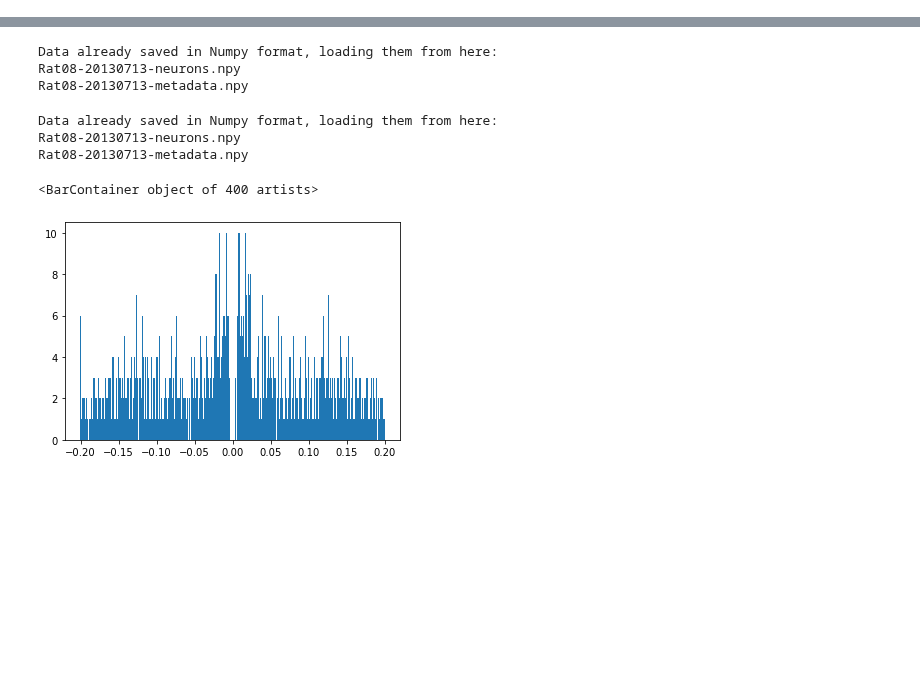
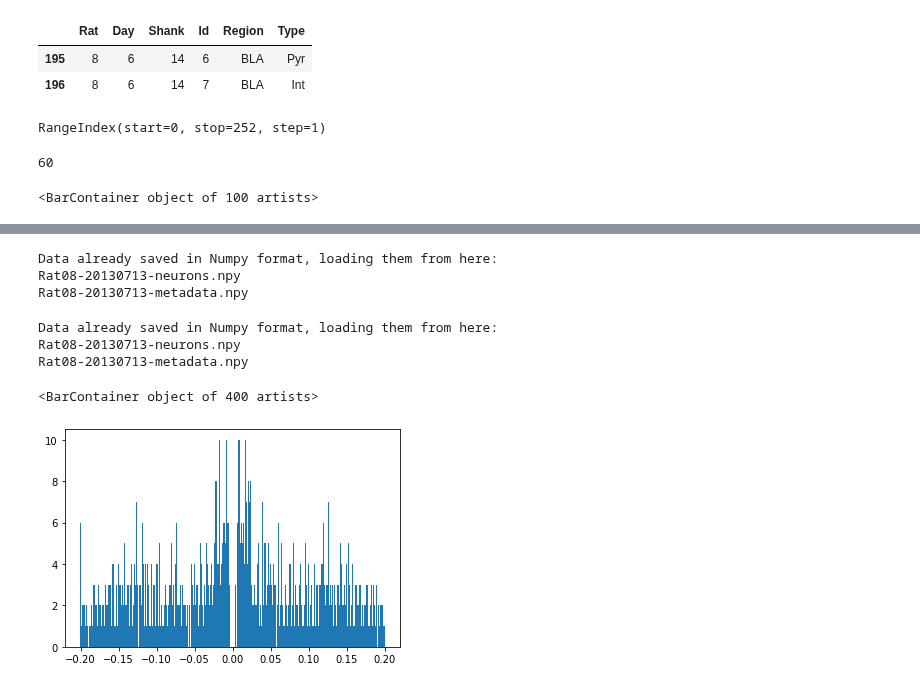
Before and after one commit to KBillel/Amy-Hpc-sleep-dynamcics-python, a Jupyter notebook: cross-corr.ipynb, the cells around one changed output, grey strips where cells are left out. Drawn from its saved outputs; the diff is of its cells as text; code cells hidden in the pictures; blank space fills up the shorter version.

```diff
--- a/cross-corr.ipynb
+++ b/cross-corr.ipynb
@@ -24,0 +82,6 @@ import os
+# %%
+metadata[195:197]
+# %% [output]
+|  | Rat | Day | Shank | Id | Region | Type |
+| 195 | 8 | 6 | 14 | 6 | BLA | Pyr |
+| 196 | 8 | 6 | 14 | 7 | BLA | Int |
@@ -24,0 +90,4 @@ import os
+# %%
+metadata.index
+# %% [output]
+RangeIndex(start=0, stop=252, step=1)
@@ -24,0 +106,9 @@ import os
+# %%
+np.sum(metadata.Region == 'Hpc')
+# %% [output]
+60
+# %%
+plt.figure()
+plt.bar(t,scipy.stats.zscore(c[:,33,19].astype(np.int16)),0.01)
+# %% [output]
+<BarContainer object of 100 artists>
```
Also changed, not shown: parts of 39 cells of this notebook, 9 other files.
